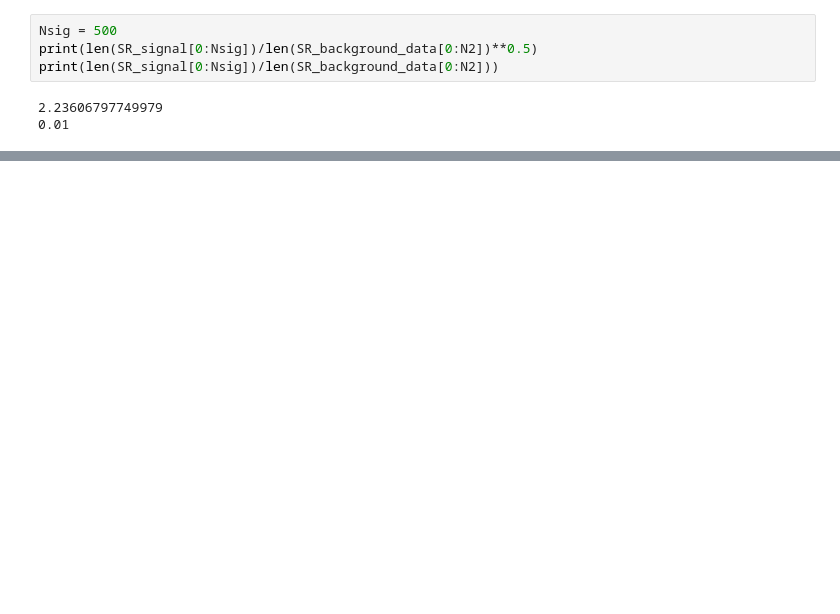
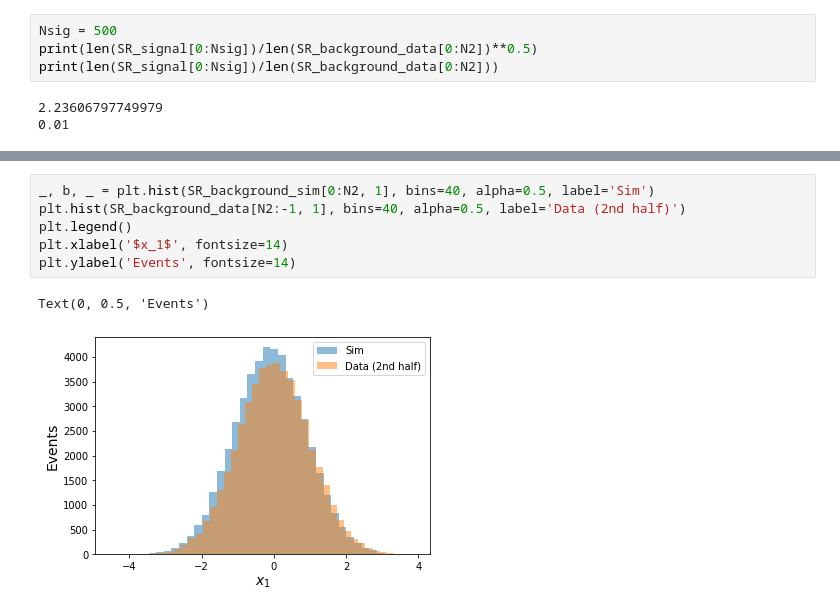
Before and after one commit to bnachman/DCTRHunting, a Jupyter notebook: CWoLaSimulationAssistedDecorrelation_Toy.ipynb, the cells around one changed output, grey strips where cells are left out. Drawn from its saved outputs; the diff is of its cells as text; blank space fills up the shorter version.

```diff
--- a/CWoLaSimulationAssistedDecorrelation_Toy.ipynb
+++ b/CWoLaSimulationAssistedDecorrelation_Toy.ipynb
@@ -238,2 +270,11 @@ Epoch 10/10
+# %%
+_, b, _ = plt.hist(SR_background_sim[0:N2, 1], bins=40, alpha=0.5, label='Sim')
+plt.hist(SR_background_data[N2:-1, 1], bins=40, alpha=0.5, label='Data (2nd half)')
+plt.legend()
+plt.xlabel('$x_1$', fontsize=14)
+plt.ylabel('Events', fontsize=14)
+# %% [output]
+Text(0, 0.5, 'Events')
+[figure, added]
 # %%
 #Next is CWoLa
```
Also changed, not shown: parts of 19 cells of this notebook, 5 other files.
